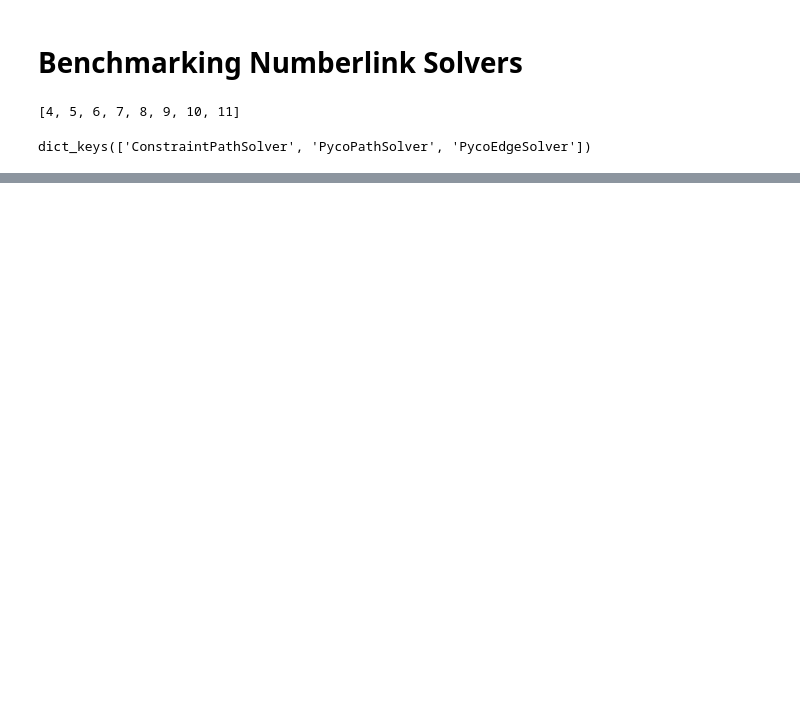
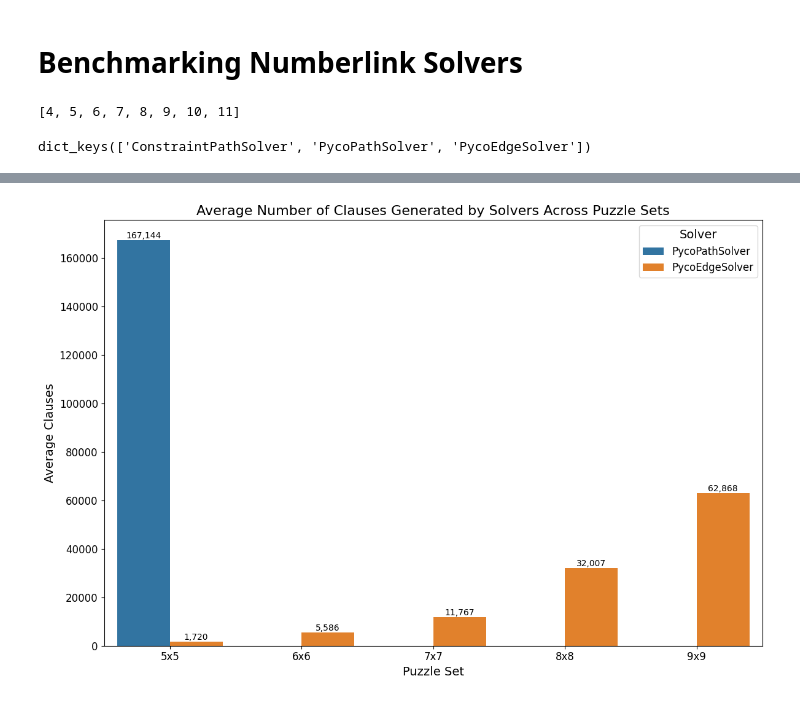
Before and after one commit to tuneerroy/numberlink, a Jupyter notebook: experiment/benchmarking.ipynb, the cells around one changed output, grey strips where cells are left out. Cells and saved outputs as stored; diff of their text form; code cells hidden in the pictures; blank space fills up the shorter version.

```diff
--- a/experiment/benchmarking.ipynb
+++ b/experiment/benchmarking.ipynb
@@ -209,0 +213,48 @@ plt.show()
+# %%
+clauses_df_results = pd.read_csv("results.csv")
+# %%
+# Count occurrences of each combination of Solver and Puzzle Set
+solver_puzzle_counts = clauses_df_results.groupby(['Solver', 'Puzzle Set']).size().reset_index(name='Count')
+
+# Filter combinations with at least 50 occurrences
+valid_combinations = solver_puzzle_counts[solver_puzzle_counts['Count'] >= 50][['Solver', 'Puzzle Set']]
+
+# Merge the valid combinations with the original DataFrame
+clauses_df_results = clauses_df_results.merge(valid_combinations, on=['Solver', 'Puzzle Set'])
+# %%
+# Only keep rows with solvers as PycoEdgeSolver and PycoPathSolver
+clauses_df_results = clauses_df_results[clauses_df_results["Solver"].isin(["PycoEdgeSolver", "PycoPathSolver"])]
+# %%
+clauses_df_results["Puzzle Set"] = clauses_df_results["Puzzle Set"].str.extract(r'(\d+)').astype(int)
+average_clauses = clauses_df_results.sort_values(by="Puzzle Set", ascending=True)
+
+average_clauses["Puzzle Set"] = average_clauses["Puzzle Set"].astype(str) + "x" + average_clauses["Puzzle Set"].astype(str)
+
+plt.figure(figsize=(12, 8))
+ax = sns.barplot(
+    x="Puzzle Set", y="Clauses", hue="Solver", data=average_clauses, errorbar=None
+)
+
+plt.title("Average Number of Clauses Generated by Solvers Across Puzzle Sets", fontsize=16)
+plt.xlabel("Puzzle Set", fontsize=14)
+plt.ylabel("Average Clauses", fontsize=14)
+plt.xticks(fontsize=12)
+plt.yticks(fontsize=12)
+plt.legend(title="Solver", fontsize=12, title_fontsize=14)
+
+for container in ax.containers:
+    for bar in container:
+        height = bar.get_height()
+        ax.text(
+            bar.get_x() + bar.get_width() / 2,
+            height + 0.01,
+            f"{int(height):,}",
+            ha="center",
+            va="bottom",
+            fontsize=10,
+        )
+
+plt.tight_layout()
+plt.show()
+# %% [output]
+[figure, added]
```
Also changed, not shown: parts of 8 cells of this notebook, 5 other files.
